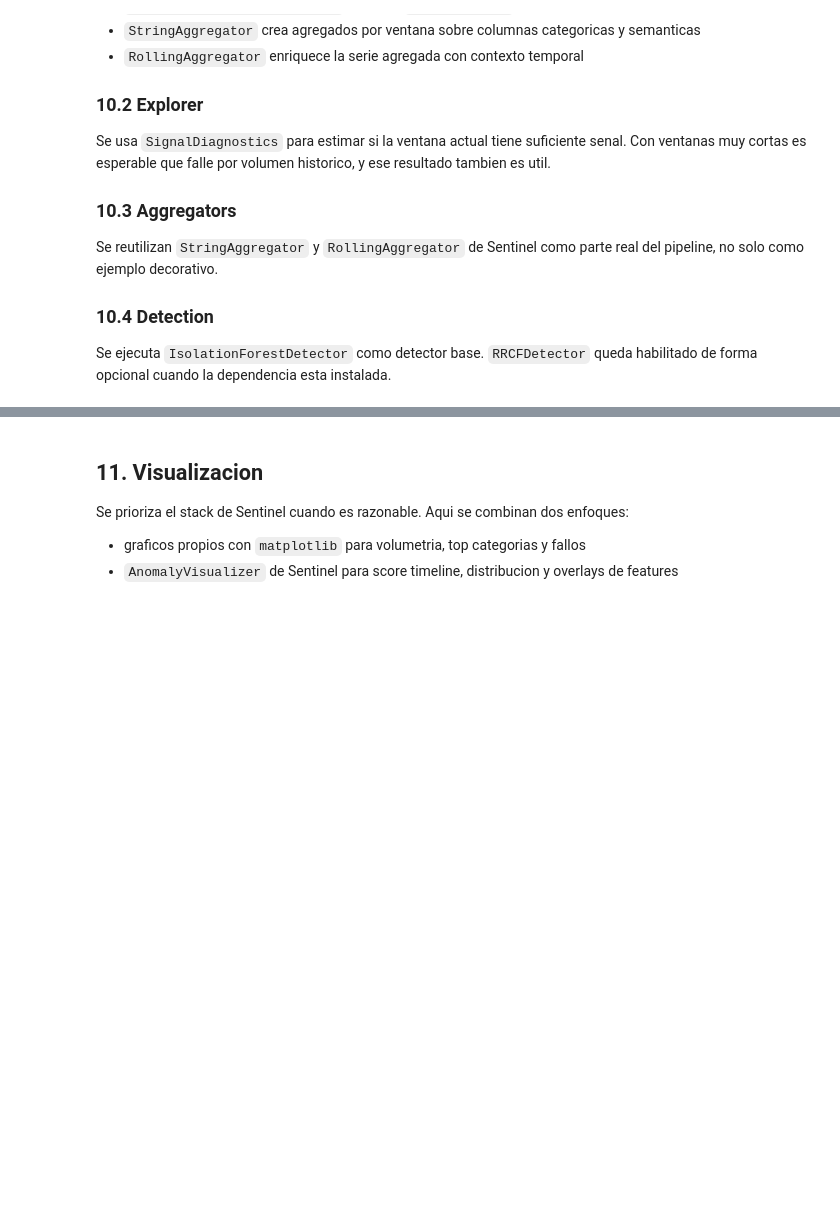
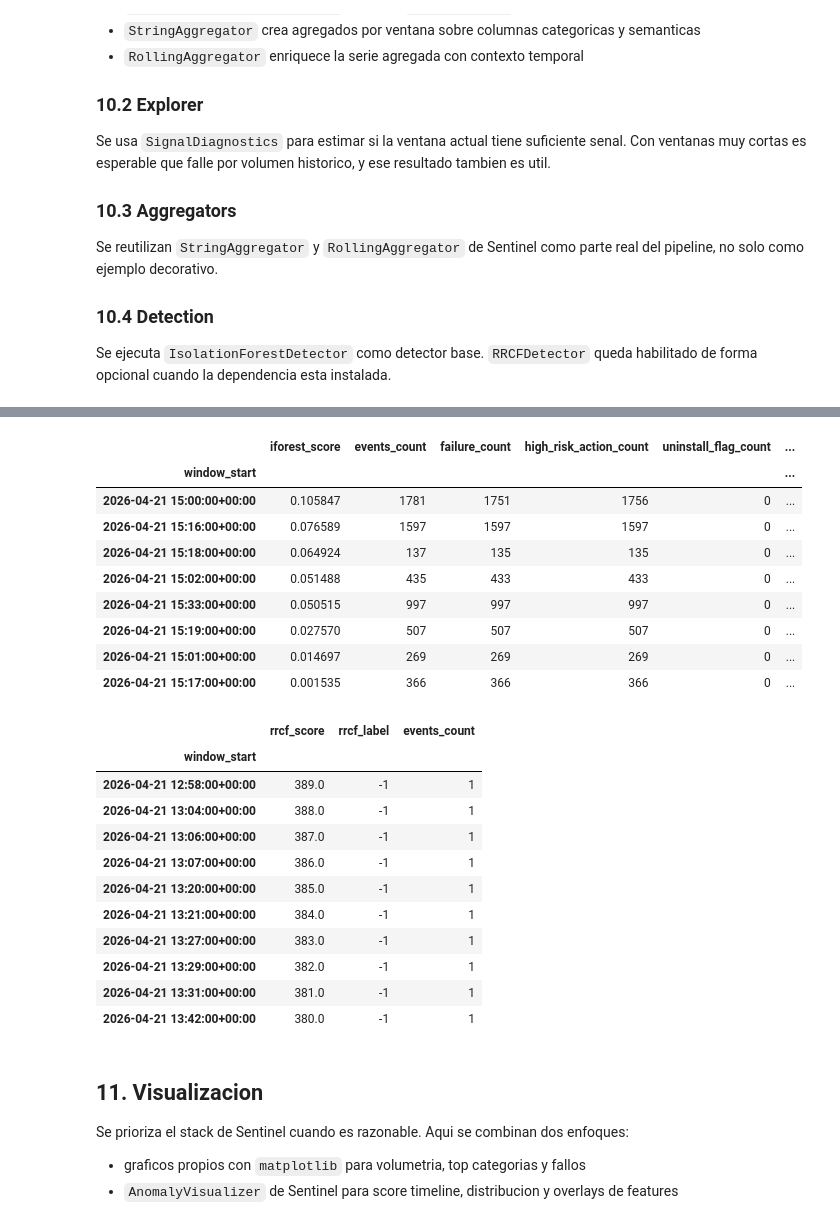
Before and after one commit to Estrategia-e-innovacion-de-TI/sentinel-usecases, a Jupyter notebook: usecases/Cortex/notebooks/cortex_management_plane_exploration.ipynb, the cells around one changed output, grey strips where cells are left out. Saved outputs shown, nothing was run; the diff lists cells and outputs as text; code cells hidden in the pictures; blank space fills up the shorter version.

```diff
--- a/usecases/Cortex/notebooks/cortex_management_plane_exploration.ipynb
+++ b/usecases/Cortex/notebooks/cortex_management_plane_exploration.ipynb
@@ -112,14 +110,14 @@ Se dejan configurables los parametros pedidos para poder mantener una validacion
 # %%
 paths = resolve_usecase_paths(REPO_ROOT)
 
-FAST_TEST_MODE = True
-LOOKBACK_HOURS = 6
+FAST_TEST_MODE = False
+LOOKBACK_HOURS = 12
 START_TIME = None
 END_TIME = None
 INITIAL_OFFSET = 0
 PAGE_SIZE = 100
-MAX_RECORDS = 100 if FAST_TEST_MODE else 5000
-TIME_WINDOW = '15min'
+MAX_RECORDS = 100 if FAST_TEST_MODE else 500000
+TIME_WINDOW = '1min'
 ROLLING_WINDOW_SIZE = 4
 LOCAL_TIMEZONE = 'America/Bogota'
 USE_SAMPLE_IF_NO_CREDS = True
@@ -336,28 +518,51 @@ display(signal_summary.head(15))
 # %%
 iforest_result = run_isolation_forest_detection(
     feature_df,
-    contamination=0.10 if FAST_TEST_MODE else 0.05,
+    contamination=0.10 if FAST_TEST_MODE else 0.01,
 )
 detected_df = iforest_result['detected']
 iforest_threshold = iforest_result['threshold']
 
 rrcf_result = run_rrcf_detection(feature_df)
 anomalous_windows = detected_df.loc[detected_df['iforest_label'] == -1].sort_values('iforest_score', ascending=False)
 
 display(
     anomalous_windows[
         [
             'iforest_score', 'events_count', 'failure_count', 'high_risk_action_count',
             'uninstall_flag_count', 'token_flag_count', 'api_key_flag_count',
             'high_risk_sequence_count', 'rare_action_count'
         ]
     ].head(10)
 )
 
 if rrcf_result is None:
     print('RRCF no se ejecuto. Instala el extra [rrcf] si quieres comparar detectores.')
 else:
     display(rrcf_result['detected'][['rrcf_score', 'rrcf_label', 'events_count']].sort_values('rrcf_score', ascending=False).head(10))
+# %% [output]
+|  | iforest_score | events_count | failure_count | high_risk_action_count | uninstall_flag_count | ... |
+| window_start |  |  |  |  |  | ... |
+| 2026-04-21 15:00:00+00:00 | 0.105847 | 1781 | 1751 | 1756 | 0 | ... |
+| 2026-04-21 15:16:00+00:00 | 0.076589 | 1597 | 1597 | 1597 | 0 | ... |
+| 2026-04-21 15:18:00+00:00 | 0.064924 | 137 | 135 | 135 | 0 | ... |
+| 2026-04-21 15:02:00+00:00 | 0.051488 | 435 | 433 | 433 | 0 | ... |
+| 2026-04-21 15:33:00+00:00 | 0.050515 | 997 | 997 | 997 | 0 | ... |
+| 2026-04-21 15:19:00+00:00 | 0.027570 | 507 | 507 | 507 | 0 | ... |
+| 2026-04-21 15:01:00+00:00 | 0.014697 | 269 | 269 | 269 | 0 | ... |
+| 2026-04-21 15:17:00+00:00 | 0.001535 | 366 | 366 | 366 | 0 | ... |
+|  | rrcf_score | rrcf_label | events_count |
+| window_start |  |  |  |
+| 2026-04-21 12:58:00+00:00 | 389.0 | -1 | 1 |
+| 2026-04-21 13:04:00+00:00 | 388.0 | -1 | 1 |
+| 2026-04-21 13:06:00+00:00 | 387.0 | -1 | 1 |
+| 2026-04-21 13:07:00+00:00 | 386.0 | -1 | 1 |
+| 2026-04-21 13:20:00+00:00 | 385.0 | -1 | 1 |
+| 2026-04-21 13:21:00+00:00 | 384.0 | -1 | 1 |
+| 2026-04-21 13:27:00+00:00 | 383.0 | -1 | 1 |
+| 2026-04-21 13:29:00+00:00 | 382.0 | -1 | 1 |
+| 2026-04-21 13:31:00+00:00 | 381.0 | -1 | 1 |
+| 2026-04-21 13:42:00+00:00 | 380.0 | -1 | 1 |
 # %% [markdown]
 ## 11. Visualizacion
 
```
Also changed, not shown: parts of 15 cells of this notebook, 28 other files.
